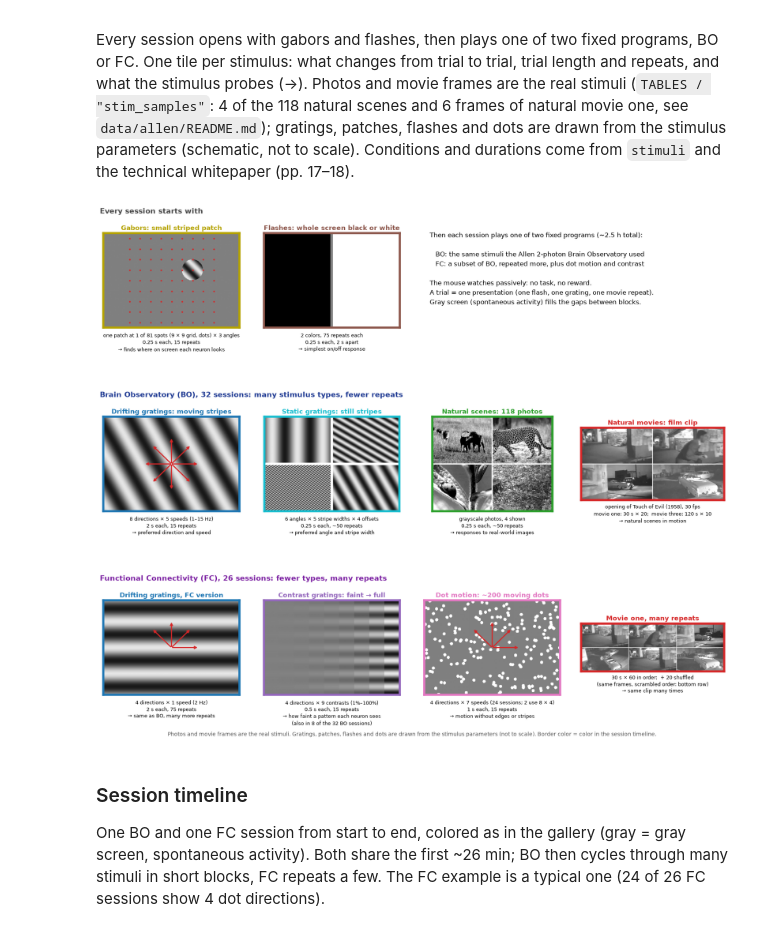
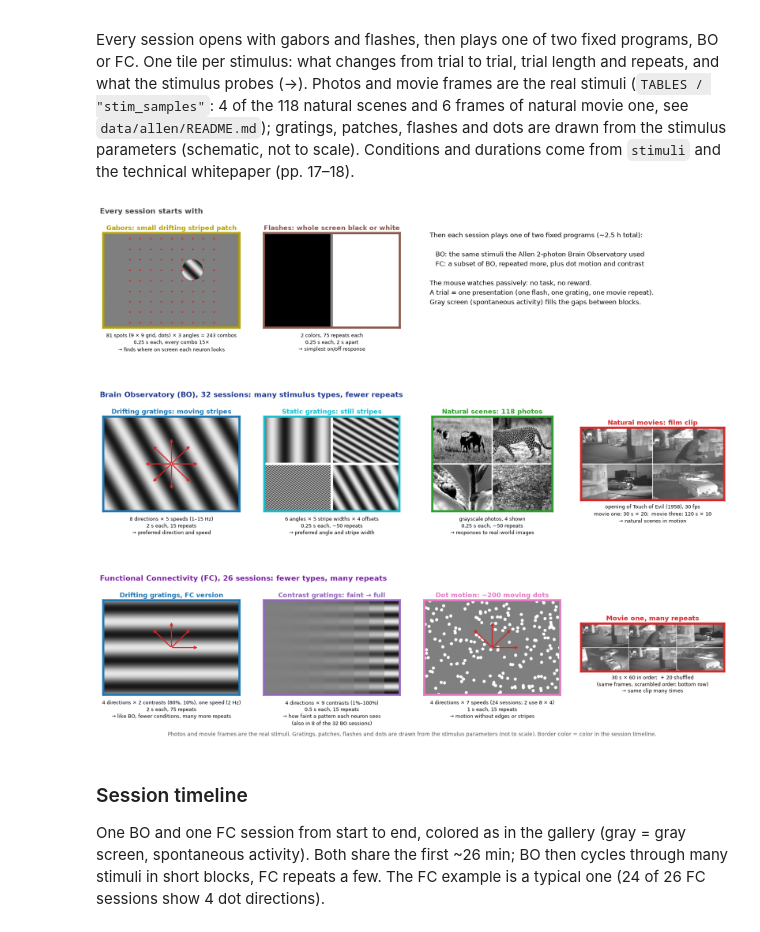
Before and after one commit to iroblesrazzaq/ladys, a Jupyter notebook: tutorials/allen_inventory.ipynb, the cells around one changed output. Drawn from its saved outputs; the diff is of its cells as text; code cells hidden in the pictures.

```diff
--- a/tutorials/allen_inventory.ipynb
+++ b/tutorials/allen_inventory.ipynb
@@ -267,8 +270,8 @@ frames = np.load(SAMPLES / "natural_movie_one_frames.npy") / 255  # movie one fr
 fig = plt.figure(figsize=(17, 14.8))
 gs = fig.add_gridspec(3, 4, hspace=0.95, wspace=0.12, left=0.02, right=0.98, top=0.9, bottom=0.085)
 tiles = [
-    (0, 0, gabor, "gabors", "Gabors: small striped patch",
-     ["one patch at 1 of 81 spots (9 × 9 grid, dots) × 3 angles", "0.25 s each, 15 repeats",
+    (0, 0, gabor, "gabors", "Gabors: small drifting striped patch",
+     ["81 spots (9 × 9 grid, dots) × 3 angles = 243 combos", "0.25 s each, every combo 15×",
       "→ finds where on screen each neuron looks"], None),
     (0, 1, flash, "flashes", "Flashes: whole screen black or white",
      ["2 colors, 75 repeats each", "0.25 s each, 2 s apart", "→ simplest on/off response"], None),
@@ -284,7 +287,8 @@ tiles = [
      ["opening of Touch of Evil (1958), 30 fps", "movie one: 30 s × 20;  movie three: 120 s × 10",
       "→ natural scenes in motion"], None),
     (2, 0, grating(90), "drifting_gratings_75_repeats", "Drifting gratings, FC version",
-     ["4 directions × 1 speed (2 Hz)", "2 s each, 75 repeats", "→ same as BO, many more repeats"], [0, 45, 90, 135]),
+     ["4 directions × 2 contrasts (80%, 10%), one speed (2 Hz)", "2 s each, 75 repeats",
+      "→ like BO, fewer conditions, many more repeats"], [0, 45, 90, 135]),
     (2, 1, contrast_steps, "drifting_gratings_contrast", "Contrast gratings: faint → full",
      ["4 directions × 9 contrasts (1%–100%)", "0.5 s each, 15 repeats", "→ how faint a pattern each neuron sees",
       "(also in 8 of the 32 BO sessions)"], None),
@@ -304,34 +308,34 @@ for r, c, img, key, title, lines, angles in tiles:
     if key == "gabors":
         gx, gy = np.meshgrid(np.arange(-40, 41, 10), np.arange(-40, 41, 10))
         ax.scatter((gx.ravel() + 65) * 2.5, (45 - gy.ravel()) * 2.5, s=4, c="C3")
         ax.set(xlim=(0, W - 1), ylim=(H - 1, 0))
 
 ax = fig.add_subplot(gs[0, 2:])
 ax.axis("off")
 ax.text(0.03, 0.62,
         "Then each session plays one of two fixed programs (~2.5 h total):\n\n"
         "   BO: the same stimuli the Allen 2-photon Brain Observatory used\n"
         "   FC: a subset of BO, repeated more, plus dot motion and contrast\n\n"
         "The mouse watches passively: no task, no reward.\n"
         "A trial = one presentation (one flash, one grating, one movie repeat).\n"
         "Gray screen (spontaneous activity) fills the gaps between blocks.",
         fontsize=12, va="center", linespacing=1.5)
 
 rows = [("Every session starts with", "#444444"),
         (f"Brain Observatory (BO), {(sessions.session_type == BO).sum()} sessions: many stimulus types, fewer repeats",
          "#1f3a93"),
         (f"Functional Connectivity (FC), {(sessions.session_type == FC).sum()} sessions: fewer types, many repeats",
          "#7b1fa2")]
 for r, (label, color) in enumerate(rows):
     top = max(a.get_position().y1 for a in fig.axes if a.get_subplotspec().rowspan.start == r and a.images)
     fig.text(0.02, top + 0.035, label, fontsize=14, fontweight="bold", color=color)
 fig.text(0.5, 0.012, "Photos and movie frames are the real stimuli. Gratings, patches, flashes and dots are drawn "
          "from the stimulus parameters (not to scale). Border color = color in the session timeline.",
          ha="center", fontsize=10, color="#555555")
 fig.savefig(FIGURE_DIR / "allen_stimuli.png", dpi=150)
 plt.show()
 # %% [output]
-[figure, old version]
+[figure, new version]
 # %% [markdown]
 ### Session timeline
 
```
Also changed, not shown: parts of 22 cells of this notebook, 8 other files.
